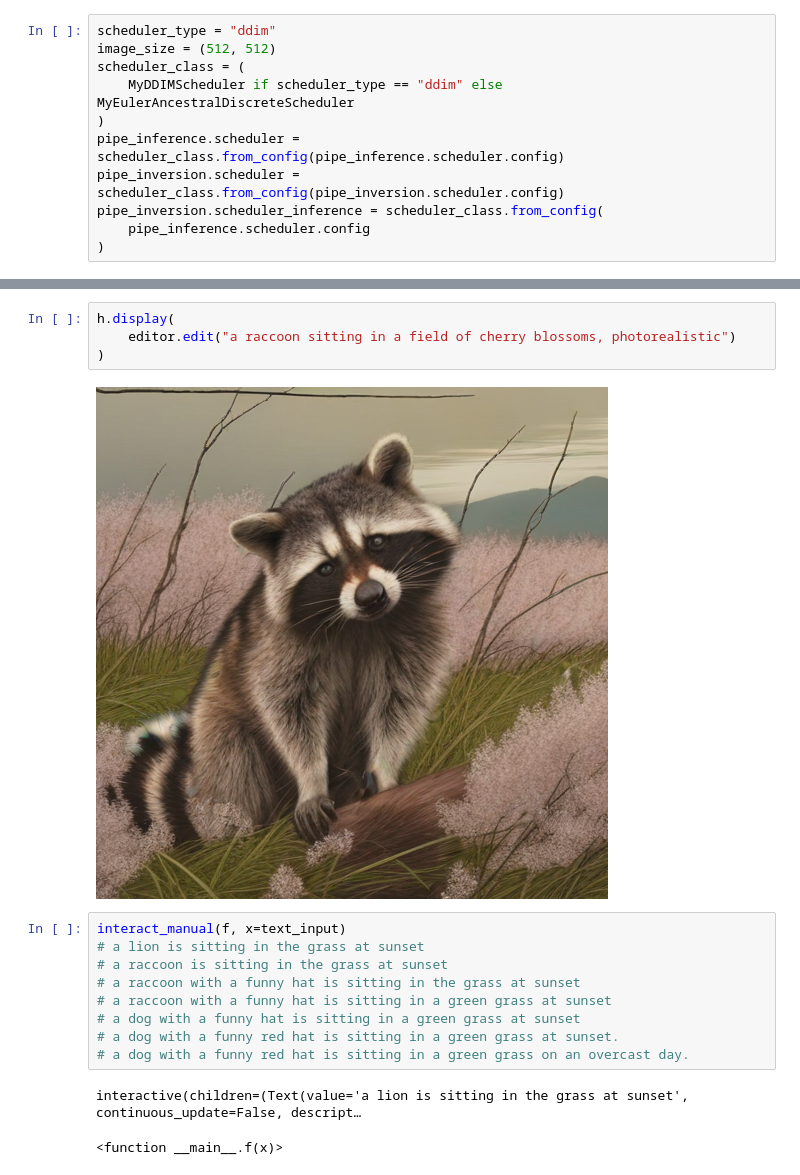
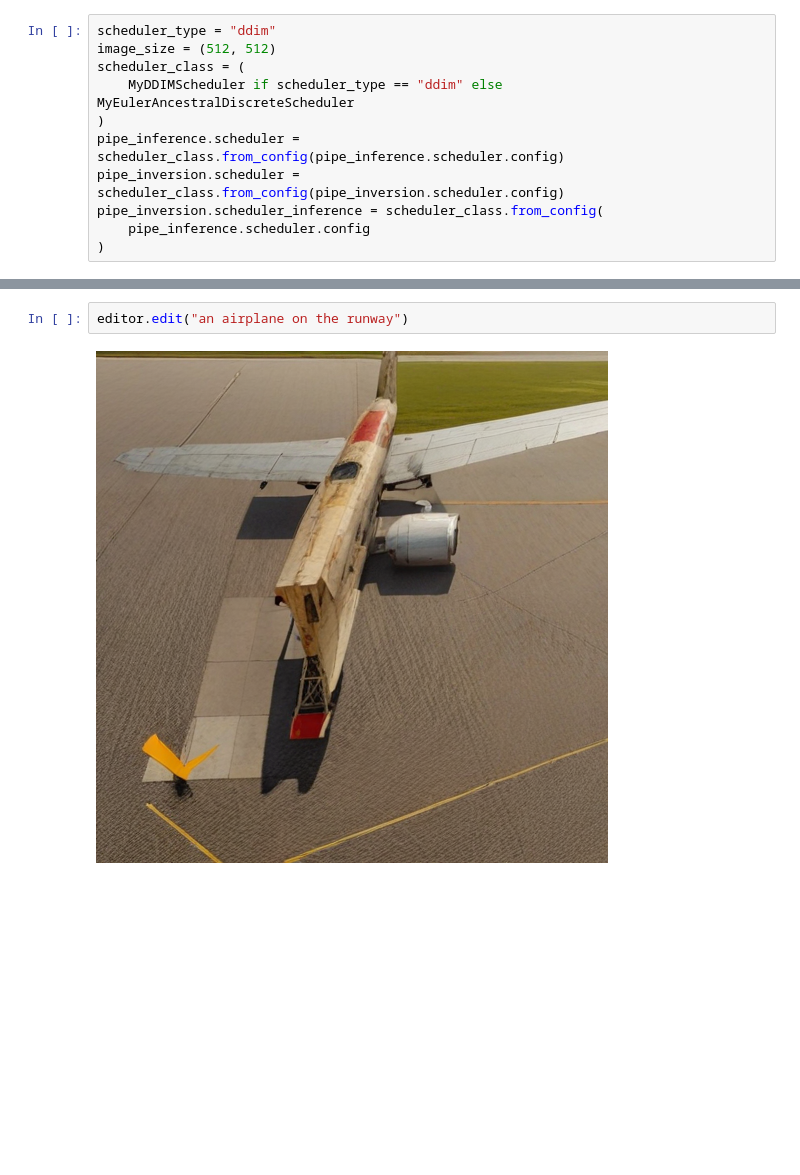
Before and after one commit to tropylium/NewtonRaphsonInversion, a Jupyter notebook: RealTimeEditingNotebook.ipynb, the cells around one changed output, grey strips where cells are left out. Cells and saved outputs as stored; diff of their text form; blank space fills up the shorter version.

```diff
--- a/RealTimeEditingNotebook.ipynb
+++ b/RealTimeEditingNotebook.ipynb
@@ -202,20 +188,6 @@ h.display(editor.edit(description_prompt))
-# %%
-h.display(
-    editor.edit("a raccoon sitting in a field of cherry blossoms, photorealistic")
-)
-# %% [output]
-[figure, removed]
-# %%
-interact_manual(f, x=text_input)
-# a lion is sitting in the grass at sunset
-# a raccoon is sitting in the grass at sunset
-# a raccoon with a funny hat is sitting in the grass at sunset
-# a raccoon with a funny hat is sitting in a green grass at sunset
-# a dog with a funny hat is sitting in a green grass at sunset
-# a dog with a funny red hat is sitting in a green grass at sunset.
-# a dog with a funny red hat is sitting in a green grass on an overcast day.
-# %% [output]
-interactive(children=(Text(value='a lion is sitting in the grass at sunset', continuous_update=False, descript…
-<function __main__.f(x)>
+# %%
+editor.edit("an airplane on the runway")
+# %% [output]
+[figure, added]
 # %%
 _test_scheduler = scheduler_class.from_config(pipe_inference.scheduler.config)
```
Also changed, not shown: parts of 6 cells of this notebook, 1 other file.
